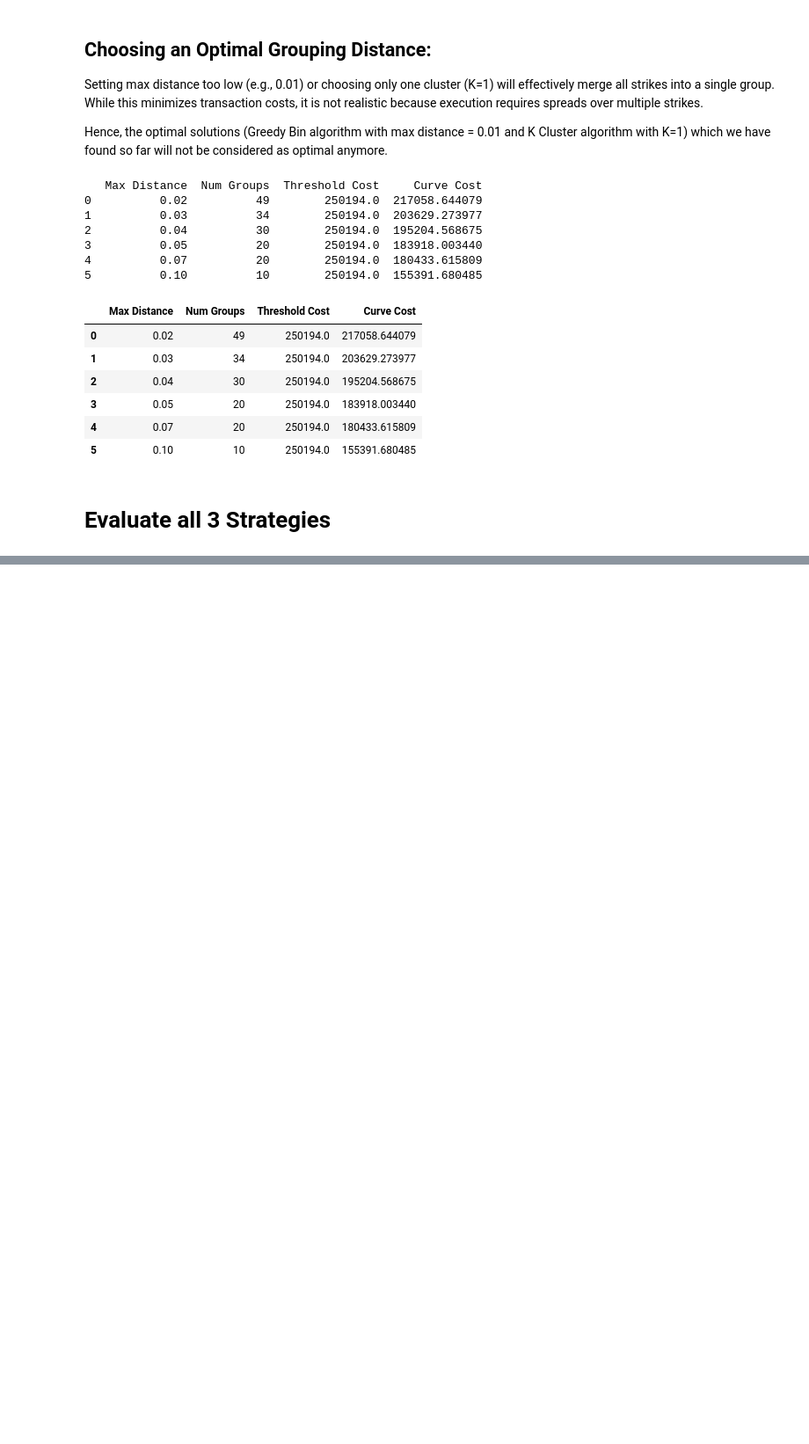
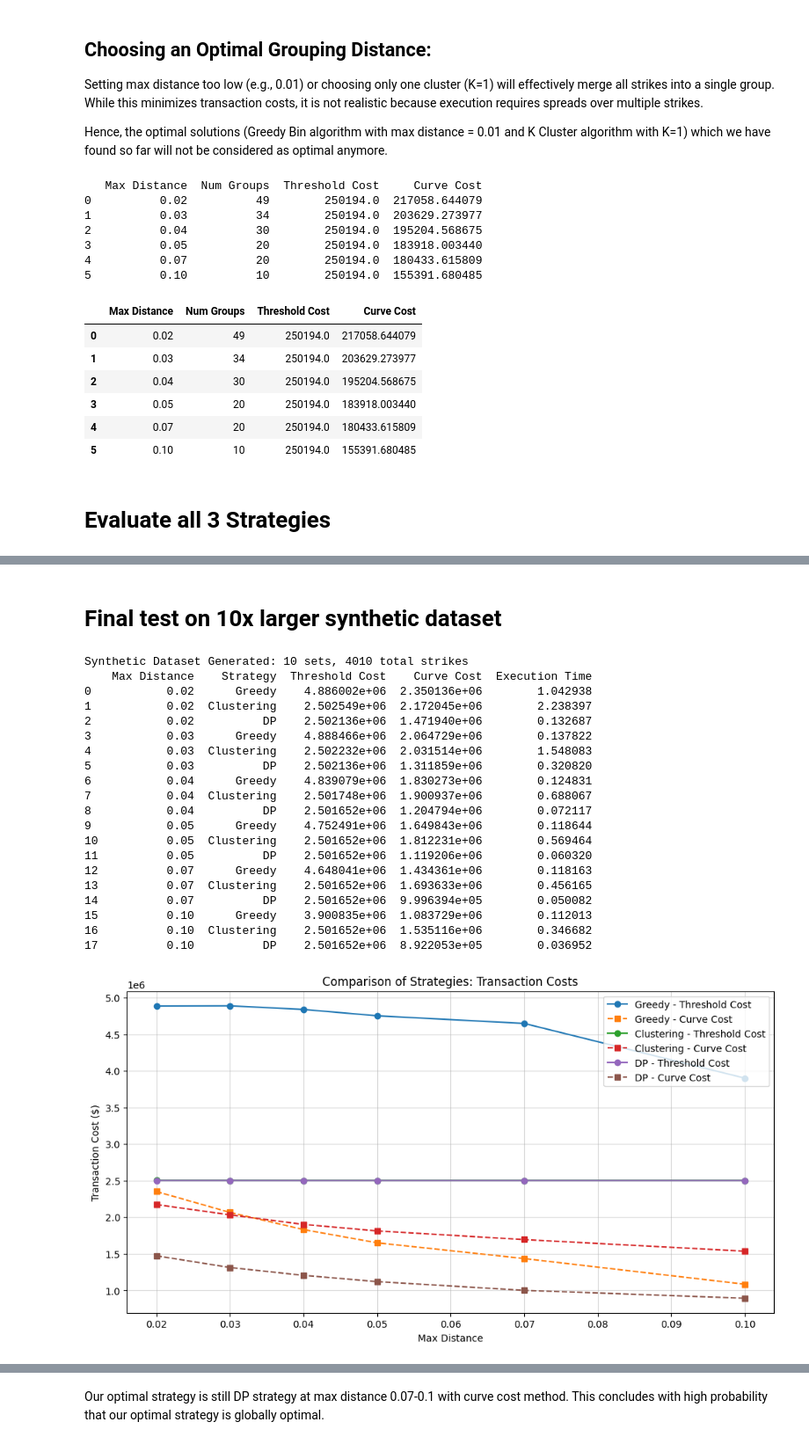
Before and after one commit to cole-le/SymetraProject, a Jupyter notebook: ColeLe_Symetra_Project.ipynb, the cells around one changed output, grey strips where cells are left out. Shown at 88% size. Drawn from its saved outputs; the diff is of its cells as text; code cells hidden in the pictures; blank space fills up the shorter version.

```diff
--- a/ColeLe_Symetra_Project.ipynb
+++ b/ColeLe_Symetra_Project.ipynb
@@ -330,3 +388,47 @@ Greedy Bin Packing fluctuates too much, and K-Means Clustering, while more stabl
 ## **Overall, DP at max distance 0.07 with the curve cost method is the best strategy**, achieving a transaction cost of $180,433.6.
 
 Compared to the non-optimal approach of purchasing every strike separately (costing $296,068.3), this strategy saves approximately **39%** in transaction costs.
+# %% [markdown]
+# **Final test on 10x larger synthetic dataset**
+# %%
+# Step 11: Generate Large Synthetic Dataset
+def generate_synthetic_data(df, factor=10):
+    """Generates a synthetic dataset with an increased number of sets and strikes."""
+    synthetic_data = pd.concat([df] * factor, ignore_index=True)
+    synthetic_data['set'] = np.tile(df['set'].unique(), len(synthetic_data) // len(df['set'].unique()))
+    synthetic_data['strike'] = synthetic_data['strike'] + np.random.uniform(-0.05, 0.05, size=len(synthetic_data))
+    synthetic_data['notional'] = synthetic_data['notional'] * np.random.uniform(0.8, 1.2, size=len(synthetic_data))
+    return synthetic_data
+
+# Create the new larger dataset
+large_df = generate_synthetic_data(df, factor=10)
+
+# Print dataset size details
+print(f"Synthetic Dataset Generated: {large_df['set'].nunique()} sets, {len(large_df)} total strikes")
+
+# Evaluate strategies on the large dataset
+large_results_df = evaluate_strategies(large_df, distance_values)
+plot_cost_comparison(large_results_df)
+plot_execution_time(large_results_df)
+# %% [output]
+Synthetic Dataset Generated: 10 sets, 4010 total strikes
+    Max Distance    Strategy  Threshold Cost    Curve Cost  Execution Time
+0           0.02      Greedy    4.886002e+06  2.350136e+06        1.042938
+1           0.02  Clustering    2.502549e+06  2.172045e+06        2.238397
+2           0.02          DP    2.502136e+06  1.471940e+06        0.132687
+3           0.03      Greedy    4.888466e+06  2.064729e+06        0.137822
+4           0.03  Clustering    2.502232e+06  2.031514e+06        1.548083
+5           0.03          DP    2.502136e+06  1.311859e+06        0.320820
+6           0.04      Greedy    4.839079e+06  1.830273e+06        0.124831
+7           0.04  Clustering    2.501748e+06  1.900937e+06        0.688067
+8           0.04          DP    2.501652e+06  1.204794e+06        0.072117
+9           0.05      Greedy    4.752491e+06  1.649843e+06        0.118644
+10          0.05  Clustering    2.501652e+06  1.812231e+06        0.569464
+11          0.05          DP    2.501652e+06  1.119206e+06        0.060320
+12          0.07      Greedy    4.648041e+06  1.434361e+06        0.118163
+13          0.07  Clustering    2.501652e+06  1.693633e+06        0.456165
+14          0.07          DP    2.501652e+06  9.996394e+05        0.050082
+15          0.10      Greedy    3.900835e+06  1.083729e+06        0.112013
+16          0.10  Clustering    2.501652e+06  1.535116e+06        0.346682
+17          0.10          DP    2.501652e+06  8.922053e+05        0.036952
+[figure, added]
@@ -332,0 +436,2 @@ Compared to the non-optimal approach of purchasing every strike separately (cost
+# %% [markdown]
+Our optimal strategy is still DP strategy at max distance 0.07-0.1 with curve cost method. This concludes with high probability that our optimal strategy is globally optimal.
```
Also changed, not shown: parts of 5 cells of this notebook.
